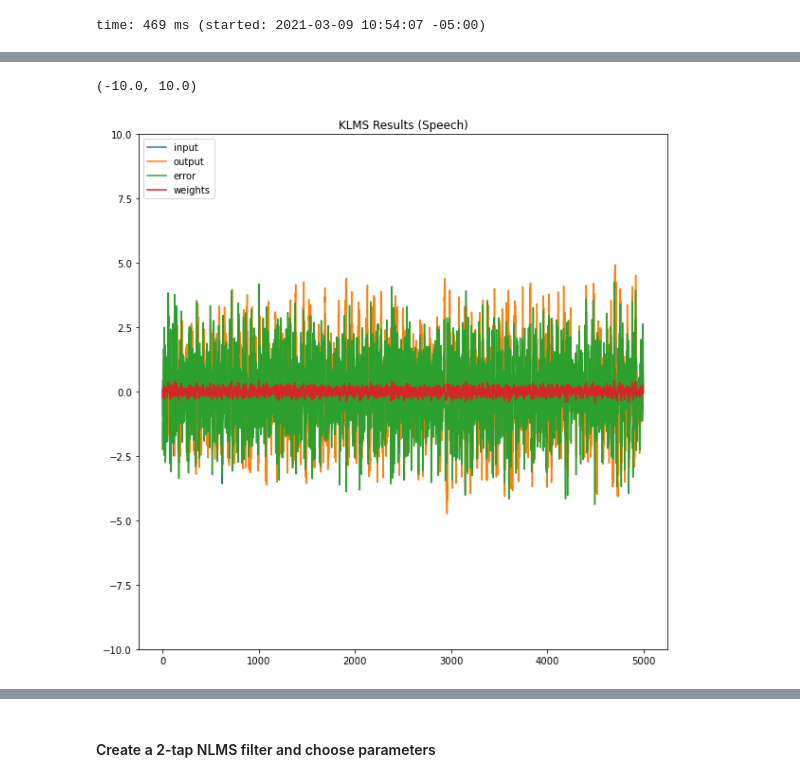
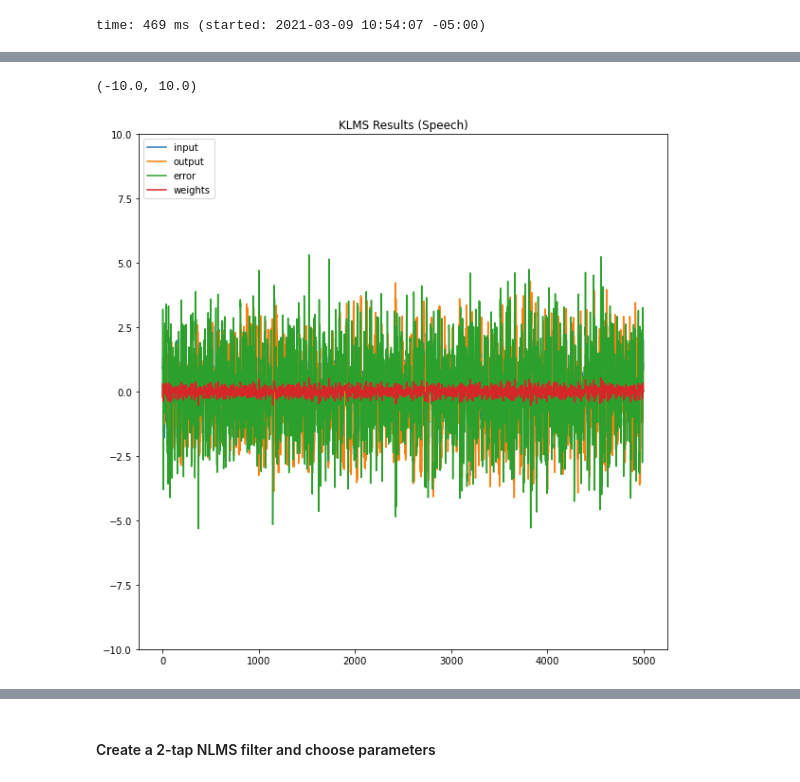
Before and after one commit to IanGMalone/Denoising_with_NLMS_and_KLMS, a Jupyter notebook: Denoising.ipynb, the cells around one changed output, grey strips where cells are left out. Drawn from its saved outputs; the diff is of its cells as text; code cells hidden in the pictures.

```diff
--- a/Denoising.ipynb
+++ b/Denoising.ipynb
@@ -50,7 +50,7 @@ time: 0 ns (started: 2021-03-09 10:54:02 -05:00)
 
 class NLMS():
 
-    def __init__(self, step_size=0.4, order=2):
+    def __init__(self, step_size, order):
         self.step_size = step_size
         self.order = order
 
@@ -80,7 +80,7 @@ class GaussianKernel:
 
 class KLMS(GaussianKernel):
 
-    def __init__(self, step_size=0.4, sigma=1, order=3):
+    def __init__(self, step_size, sigma, order):
         self.step_size = step_size
         self.sigma = sigma
         self.order = order
@@ -297,3 +266,8 @@ time: 656 ms (started: 2021-03-09 10:54:08 -05:00)
 # %%
-klms = KLMS(step_size=0.1, sigma=1, order=2)
+klms_rough = KLMS(step_size=0.1, sigma=1, order=2)
+outputs_k, weights_k, errors_k = klms_rough.learn(u[5000:10000],d[5000:10000])
+# 100 -> 0.047 s
+# 1000 -> 4.5 s
+# 10000 -> 6m47s
+# 70000 ->
 # %% [output]
@@ -301,2 +274,0 @@ time: 15 ms (started: 2021-03-09 10:54:08 -05:00)
-# %%
-output_k, weights_k, error_k = klms.learn(u[55000:60000],d[55000:60000])
@@ -327,14 +291,14 @@ time: 500 ms (started: 2021-03-09 10:55:49 -05:00)
 # %%
 plt.figure(figsize=(10,10))
 
-plt.plot(u[55000:60000], label='input')
-plt.plot(output_k, label='output')
-plt.plot(error_k, label='error')
+plt.plot(u[5000:10000], label='input')
+plt.plot(outputs_k, label='output')
+plt.plot(errors_k, label='error')
 plt.plot(weights_k, label='weights')
 
 plt.title('KLMS Results (Speech)')
 plt.legend(loc="upper left")
 plt.ylim([-10,10])
 # %% [output]
 (-10.0, 10.0)
-[figure, old version]
+[figure, new version]
```
Also changed, not shown: parts of 57 cells of this notebook.
